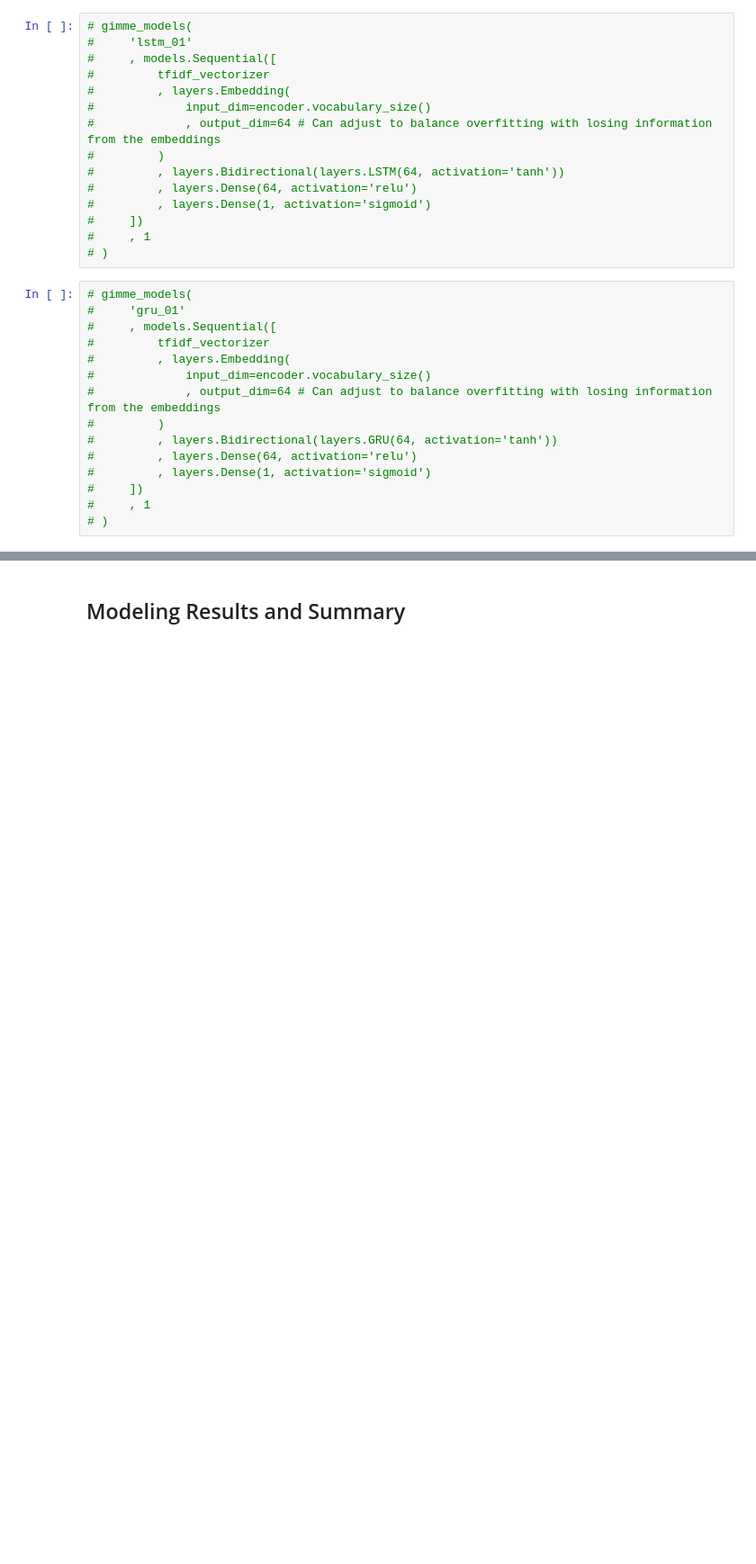
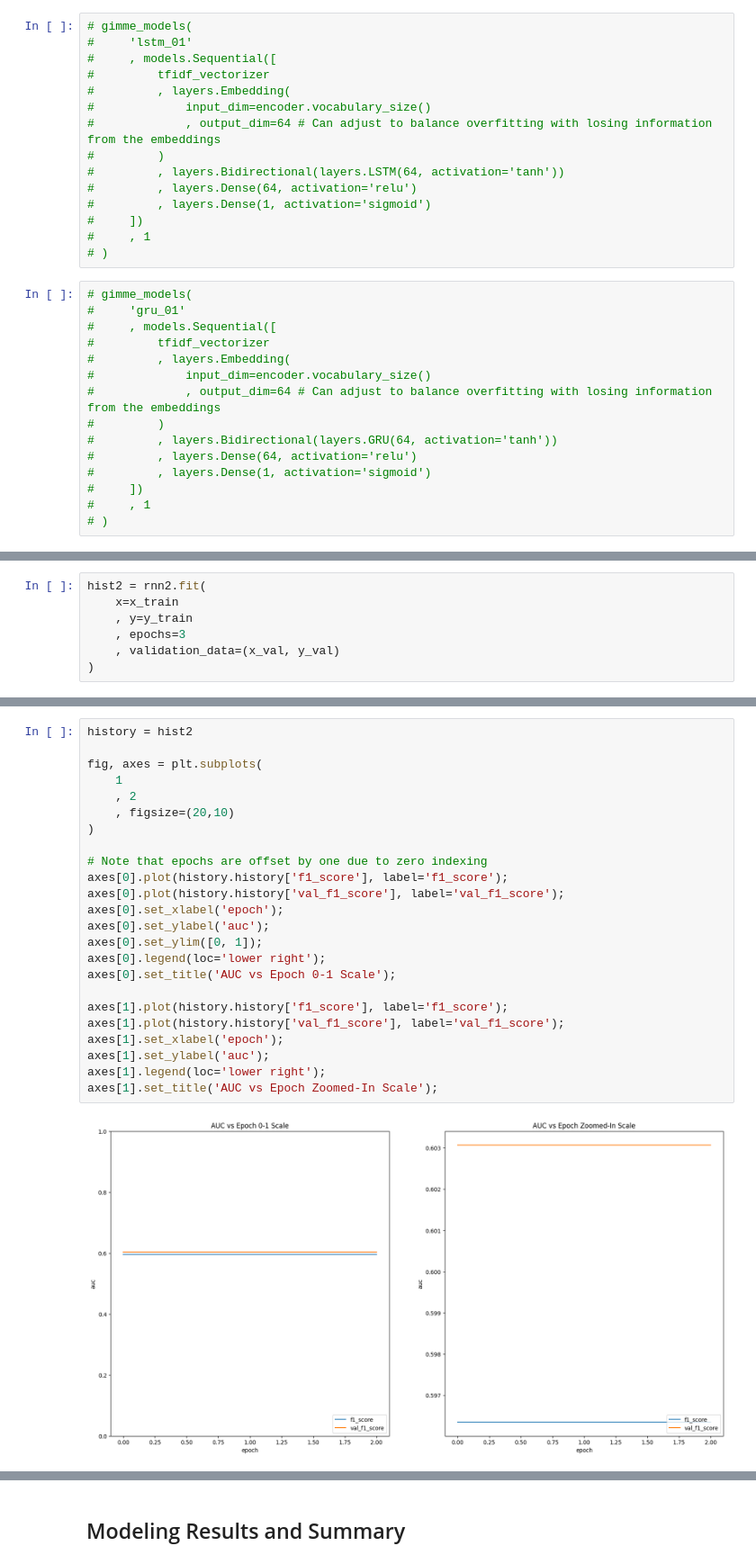
Before and after one commit to jhleakakos/msds-nlp-disaster-tweets, a Jupyter notebook: talk_about_a_disaster.ipynb, the cells around one changed output, grey strips where cells are left out. Shown: that part at 90% size. Drawn from its saved outputs; the diff is of its cells as text; blank space fills up the shorter version.

```diff
--- a/talk_about_a_disaster.ipynb
+++ b/talk_about_a_disaster.ipynb
@@ -672,0 +728,7 @@ hist = rnn.fit(
+# %%
+hist2 = rnn2.fit(
+    x=x_train
+    , y=y_train
+    , epochs=3
+    , validation_data=(x_val, y_val)
+)
@@ -699,3 +768,29 @@ axes[1].set_title('AUC vs Epoch Zoomed-In Scale');
+# %%
+history = hist2
+
+fig, axes = plt.subplots(
+    1
+    , 2
+    , figsize=(20,10)
+)
+
+# Note that epochs are offset by one due to zero indexing
+axes[0].plot(history.history['f1_score'], label='f1_score');
+axes[0].plot(history.history['val_f1_score'], label='val_f1_score');
+axes[0].set_xlabel('epoch');
+axes[0].set_ylabel('auc');
+axes[0].set_ylim([0, 1]);
+axes[0].legend(loc='lower right');
+axes[0].set_title('AUC vs Epoch 0-1 Scale');
+
+axes[1].plot(history.history['f1_score'], label='f1_score');
+axes[1].plot(history.history['val_f1_score'], label='val_f1_score');
+axes[1].set_xlabel('epoch');
+axes[1].set_ylabel('auc');
+axes[1].legend(loc='lower right');
+axes[1].set_title('AUC vs Epoch Zoomed-In Scale');
+# %% [output]
+[figure, added]
 # %%
 preds = rnn.predict(
         x_test
```
Also changed, not shown: parts of 22 cells of this notebook.
